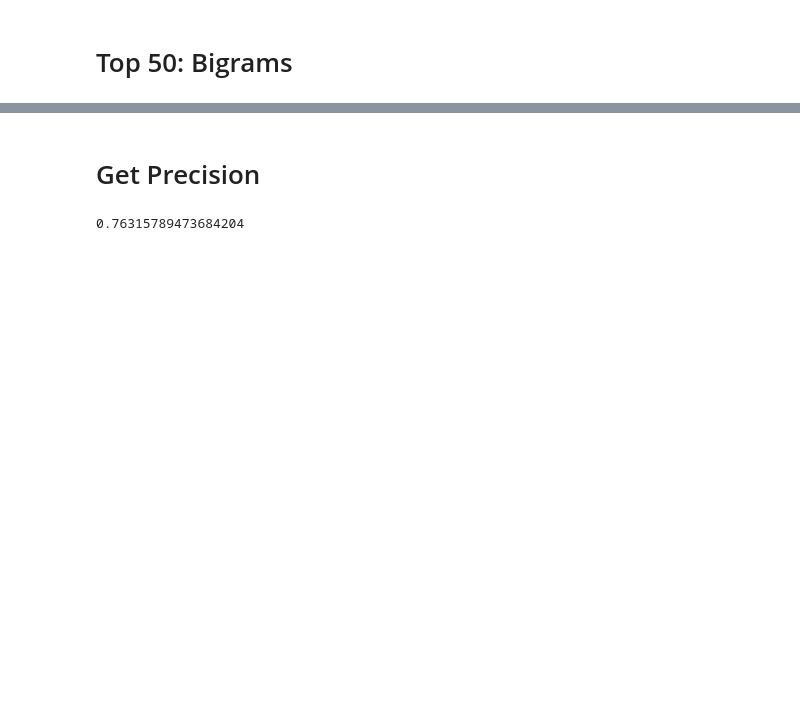
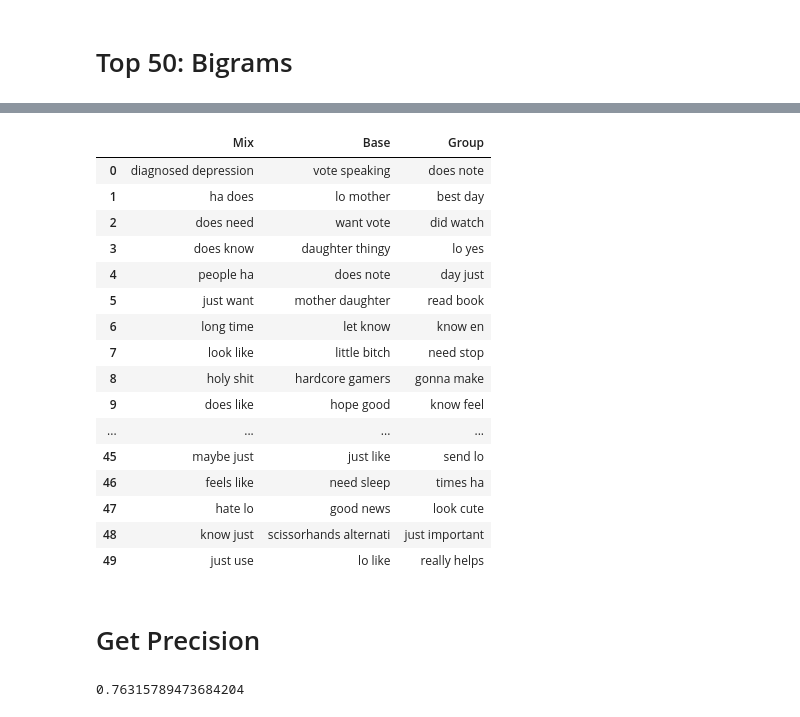
Before and after one commit to Adeline-Wei/Depression_Research, a Jupyter notebook: 1_preprocessing/user_analysis_v2.ipynb, the cells around one changed output, grey strips where cells are left out. Saved outputs shown, nothing was run; the diff lists cells and outputs as text; code cells hidden in the pictures; blank space fills up the shorter version.

```diff
--- a/1_preprocessing/user_analysis_v2.ipynb
+++ b/1_preprocessing/user_analysis_v2.ipynb
@@ -275,3 +315,25 @@ top_words_grams[2]
+# %%
+bigram = pd.DataFrame(np.column_stack([top_words_dict['Mix'][2], top_words_dict['Base'][2], top_words_dict['Group'][2]]), columns=['Mix', 'Base', 'Group'])
+# %%
+bigram
+# %% [output]
+|  | Mix | Base | Group |
+| 0 | diagnosed depression | vote speaking | does note |
+| 1 | ha does | lo mother | best day |
+| 2 | does need | want vote | did watch |
+| 3 | does know | daughter thingy | lo yes |
+| 4 | people ha | does note | day just |
+| 5 | just want | mother daughter | read book |
+| 6 | long time | let know | know en |
+| 7 | look like | little bitch | need stop |
+| 8 | holy shit | hardcore gamers | gonna make |
+| 9 | does like | hope good | know feel |
+| ... | ... | ... | ... |
+| 45 | maybe just | just like | send lo |
+| 46 | feels like | need sleep | times ha |
+| 47 | hate lo | good news | look cute |
+| 48 | know just | scissorhands alternati | just important |
+| 49 | just use | lo like | really helps |
 # %% [markdown]
 # Get Precision
 # %%
```
Also changed, not shown: parts of 20 cells of this notebook.
